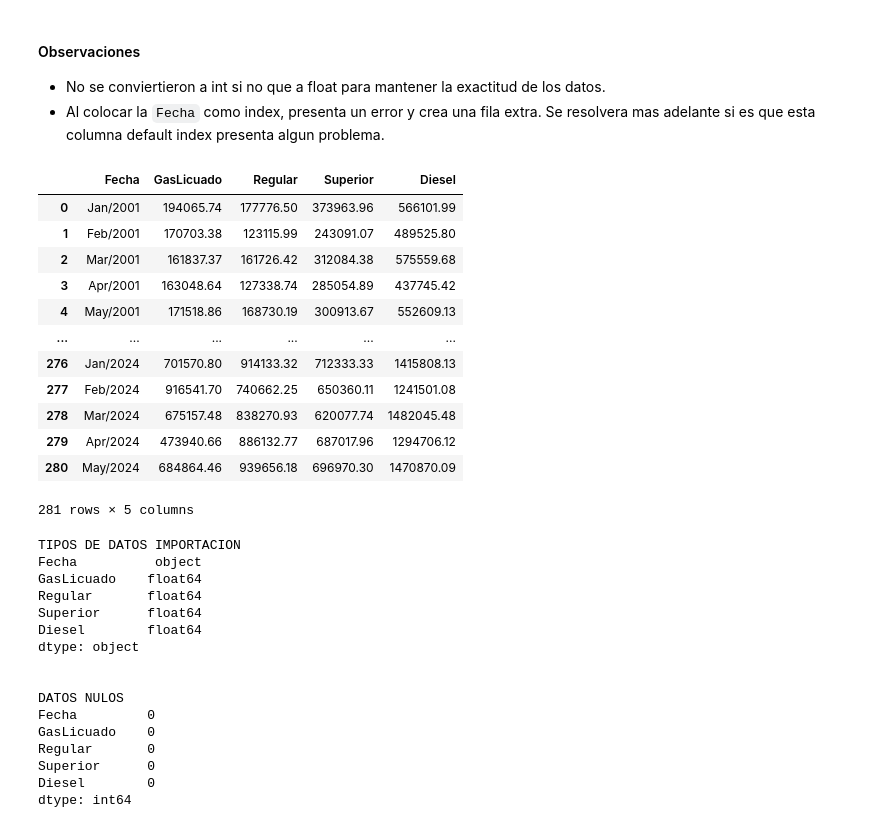
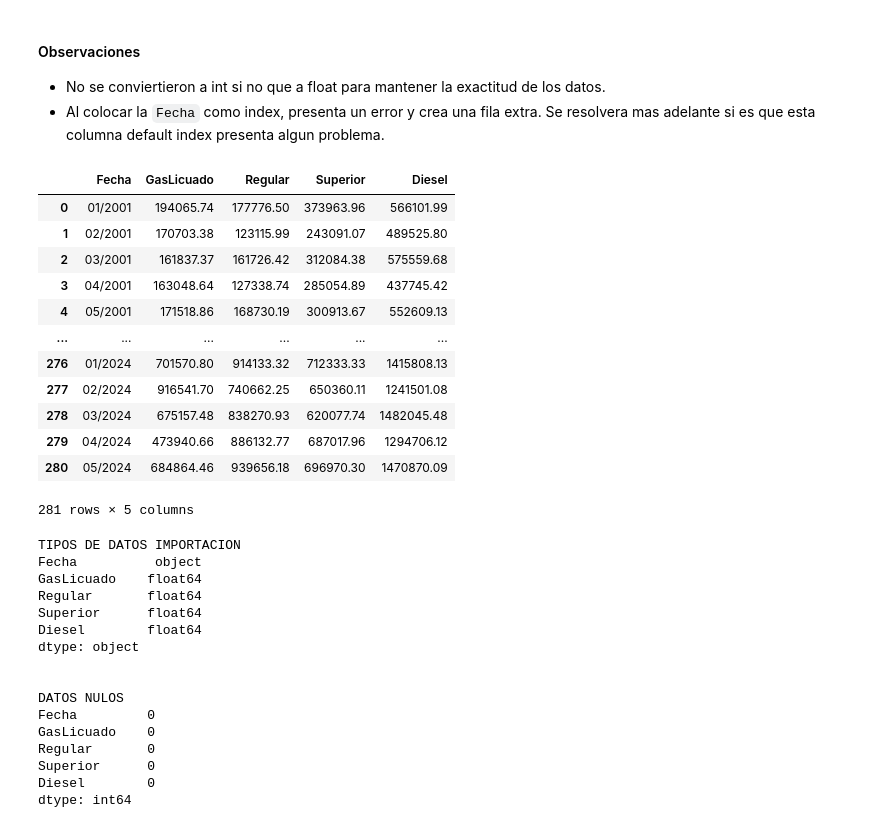
Before and after one commit to mariaRam2003/Laboratorio2-DataScience, a Jupyter notebook: EDA.ipynb, the cells around one changed output. Saved outputs shown, nothing was run; the diff lists cells and outputs as text; code cells hidden in the pictures.

```diff
--- a/EDA.ipynb
+++ b/EDA.ipynb
@@ -274,45 +278,48 @@ importacion_df.rename(columns={
     'Gas licuado de petróleo': 'GasLicuado',
     'Gasolina regular': 'Regular',
     'Gasolina superior': 'Superior',
     'Diesel alto azufre': 'DieselAlto'
 }, inplace=True)
 
 # Eliminar comas de las columnas y convertir a float
 importacion_df['DieselBajo'] = importacion_df['DieselBajo'].replace(',', '', regex=True).astype(float)
 importacion_df['DieselUltraBajo'] = importacion_df['DieselUltraBajo'].replace(',', '', regex=True).astype(float)
 importacion_df['DieselAlto'] = importacion_df['DieselAlto'].replace(',', '', regex=True).astype(float)
 
 # Union de las variantes de Diesel
 importacion_df['Diesel'] = importacion_df['DieselBajo'] + importacion_df['DieselUltraBajo'] + importacion_df['DieselAlto']
 
 # Eliminar las columnas de variantes de Diesel
 importacion_df.drop(columns=['DieselBajo', 'DieselUltraBajo', 'DieselAlto'], inplace=True)
 
 # Convertir las columnas a tipo float
 importacion_df['GasLicuado'] = importacion_df['GasLicuado'].replace(',', '', regex=True).astype(float)
 importacion_df['Regular'] = importacion_df['Regular'].replace(',', '', regex=True).astype(float)
 importacion_df['Superior'] = importacion_df['Superior'].replace(',', '', regex=True).astype(float)
 
+# Estandarizar fecha con el formato MM/YYYY
+importacion_df['Fecha'] = pd.to_datetime(importacion_df['Fecha']).dt.strftime('%m/%Y')
+
 display(importacion_df)
 print("\n")
 print("TIPOS DE DATOS IMPORTACION")
 print(importacion_df.dtypes)
 print("\n")
 print("DATOS NULOS")
-print(consumo_df.isnull().sum())
+print(importacion_df.isnull().sum())
 # %% [output]
 |  | Fecha | GasLicuado | Regular | Superior | Diesel |
-| 0 | Jan/2001 | 194065.74 | 177776.50 | 373963.96 | 566101.99 |
-| 1 | Feb/2001 | 170703.38 | 123115.99 | 243091.07 | 489525.80 |
-| 2 | Mar/2001 | 161837.37 | 161726.42 | 312084.38 | 575559.68 |
-| 3 | Apr/2001 | 163048.64 | 127338.74 | 285054.89 | 437745.42 |
-| 4 | May/2001 | 171518.86 | 168730.19 | 300913.67 | 552609.13 |
+| 0 | 01/2001 | 194065.74 | 177776.50 | 373963.96 | 566101.99 |
+| 1 | 02/2001 | 170703.38 | 123115.99 | 243091.07 | 489525.80 |
+| 2 | 03/2001 | 161837.37 | 161726.42 | 312084.38 | 575559.68 |
+| 3 | 04/2001 | 163048.64 | 127338.74 | 285054.89 | 437745.42 |
+| 4 | 05/2001 | 171518.86 | 168730.19 | 300913.67 | 552609.13 |
 | ... | ... | ... | ... | ... | ... |
-| 276 | Jan/2024 | 701570.80 | 914133.32 | 712333.33 | 1415808.13 |
-| 277 | Feb/2024 | 916541.70 | 740662.25 | 650360.11 | 1241501.08 |
-| 278 | Mar/2024 | 675157.48 | 838270.93 | 620077.74 | 1482045.48 |
-| 279 | Apr/2024 | 473940.66 | 886132.77 | 687017.96 | 1294706.12 |
-| 280 | May/2024 | 684864.46 | 939656.18 | 696970.30 | 1470870.09 |
+| 276 | 01/2024 | 701570.80 | 914133.32 | 712333.33 | 1415808.13 |
+| 277 | 02/2024 | 916541.70 | 740662.25 | 650360.11 | 1241501.08 |
+| 278 | 03/2024 | 675157.48 | 838270.93 | 620077.74 | 1482045.48 |
+| 279 | 04/2024 | 473940.66 | 886132.77 | 687017.96 | 1294706.12 |
+| 280 | 05/2024 | 684864.46 | 939656.18 | 696970.30 | 1470870.09 |
 281 rows × 5 columns
 TIPOS DE DATOS IMPORTACION
 Fecha          object
```
Also changed, not shown: parts of 24 cells of this notebook, 9 other files.
